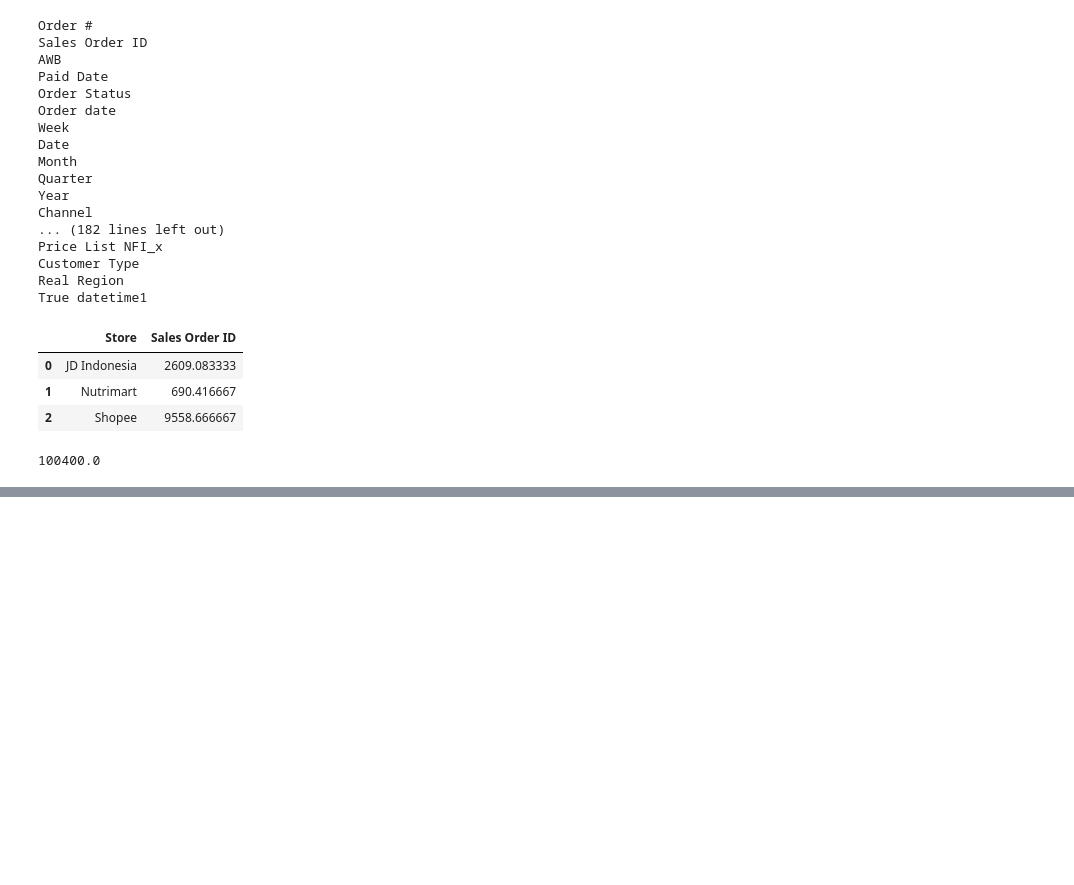
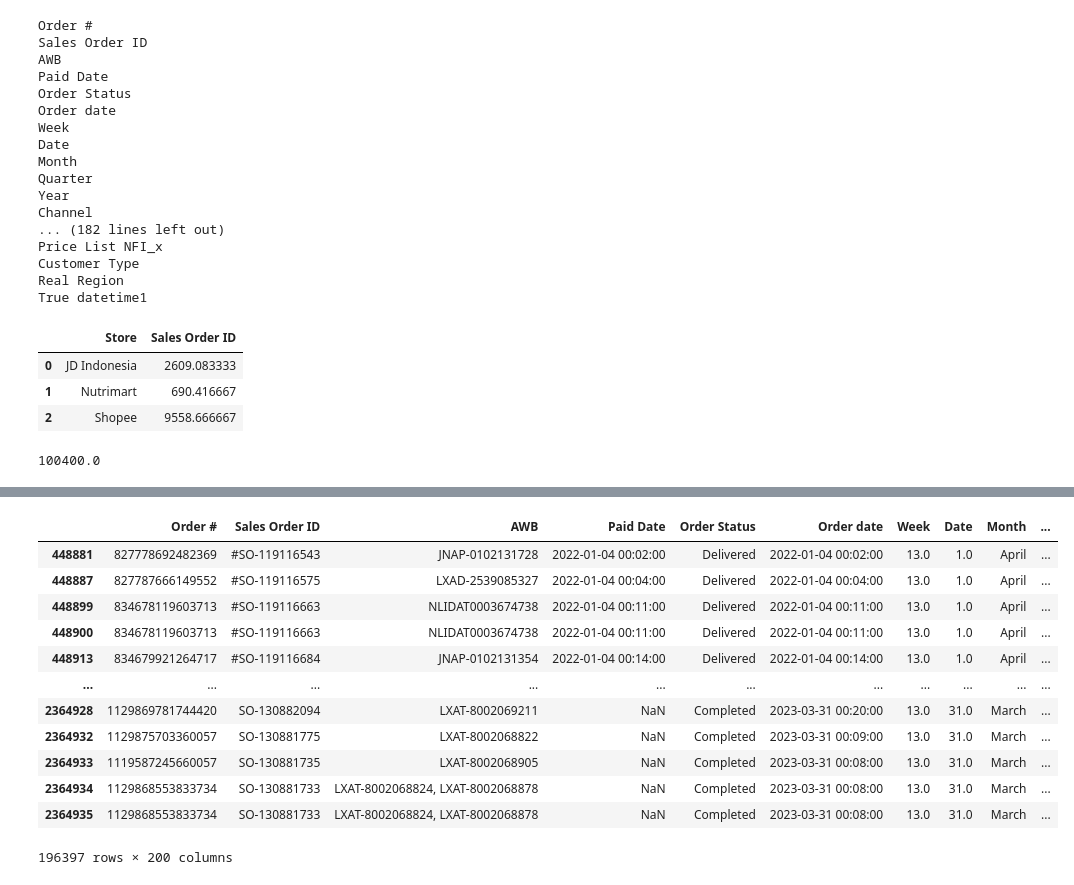
Before and after one commit to nutrimartid/masterdata, a Jupyter notebook: Update 7- Clean.ipynb, the cells around one changed output, grey strips where cells are left out. Cells and saved outputs as stored; diff of their text form; code cells hidden in the pictures; blank space fills up the shorter version.

```diff
--- a/Update 7- Clean.ipynb
+++ b/Update 7- Clean.ipynb
@@ -13124,2 +14939,27 @@ array(['Shopee', 'Tokopedia', 'Bukalapak', 'Nutrimart', 'JD Indonesia',
 # %%
-data_all.head()
+###Optional
+import warnings
+warnings.simplefilter(action='ignore', category=FutureWarning)
+
+import time
+import pandas as pd
+import numpy as np
+import math
+
+import smtplib
+from email.mime.text import MIMEText
+from email.mime.application import MIMEApplication
+from email.mime.multipart import MIMEMultipart
+from smtplib import SMTP
+import smtplib
+import sys
+import requests
+import os
+
+data_all =pd.read_csv(r"D:\Masterdata\Clean Data\data_all_5 February With Order Online_temp.csv", sep = ';',converters = {'Phone' : str, 'Order #' : str, 'AWB' : str})
+
+data_all['True datetime']=pd.to_datetime(data_all['True datetime'])
+data_all['Real SKU']=data_all['Real SKU'].astype(str)
+data_all['Phone']=data_all['Phone'].str.extract('(\d+)')
+
+data_now = '5 February With Order Online'
@@ -13265,0 +15360,24 @@ resb.to_excel(f'D:\Masterdata\Masterdata Lite\masterdata_{date.today()}_lite_v3.
+# %%
+osf=pd.read_excel(r"data_supp\order filter.xlsx")
+df = data_all[(data_all['True datetime'] >= '2022-04-01') & (data_all['True datetime'] < '2023-04-01') &
+              (data_all['Store'].isin(['Lazada'])) &
+              (data_all['Order Status'].isin(osf['order filter'].unique())) &
+              (data_all['Bundle Name'].isnull())]
+itemlist = ['2102040225P2', '2305551028', '2104405', '2104251230', '2101453195P2', '2102200208', '2101453195',
+            '2105084180P2', '2101452195', '2101651195P2', '2104228230', '2101459180', '2101452195P2', '2101151180',
+            '2105028180']
+df
+# %% [output]
+|  | Order # | Sales Order ID | AWB | Paid Date | Order Status | Order date | Week | Date | Month | ... |
+| 448881 | 827778692482369 | #SO-119116543 | JNAP-0102131728 | 2022-01-04 00:02:00 | Delivered | 2022-01-04 00:02:00 | 13.0 | 1.0 | April | ... |
+| 448887 | 827787666149552 | #SO-119116575 | LXAD-2539085327 | 2022-01-04 00:04:00 | Delivered | 2022-01-04 00:04:00 | 13.0 | 1.0 | April | ... |
+| 448899 | 834678119603713 | #SO-119116663 | NLIDAT0003674738 | 2022-01-04 00:11:00 | Delivered | 2022-01-04 00:11:00 | 13.0 | 1.0 | April | ... |
+| 448900 | 834678119603713 | #SO-119116663 | NLIDAT0003674738 | 2022-01-04 00:11:00 | Delivered | 2022-01-04 00:11:00 | 13.0 | 1.0 | April | ... |
+| 448913 | 834679921264717 | #SO-119116684 | JNAP-0102131354 | 2022-01-04 00:14:00 | Delivered | 2022-01-04 00:14:00 | 13.0 | 1.0 | April | ... |
+| ... | ... | ... | ... | ... | ... | ... | ... | ... | ... | ... |
+| 2364928 | 1129869781744420 | SO-130882094 | LXAT-8002069211 | NaN | Completed | 2023-03-31 00:20:00 | 13.0 | 31.0 | March | ... |
+| 2364932 | 1129875703360057 | SO-130881775 | LXAT-8002068822 | NaN | Completed | 2023-03-31 00:09:00 | 13.0 | 31.0 | March | ... |
+| 2364933 | 1119587245660057 | SO-130881735 | LXAT-8002068905 | NaN | Completed | 2023-03-31 00:08:00 | 13.0 | 31.0 | March | ... |
+| 2364934 | 1129868553833734 | SO-130881733 | LXAT-8002068824, LXAT-8002068878 | NaN | Completed | 2023-03-31 00:08:00 | 13.0 | 31.0 | March | ... |
+| 2364935 | 1129868553833734 | SO-130881733 | LXAT-8002068824, LXAT-8002068878 | NaN | Completed | 2023-03-31 00:08:00 | 13.0 | 31.0 | March | ... |
+196397 rows × 200 columns
```
Also changed, not shown: parts of 175 cells of this notebook, 26 other files.
